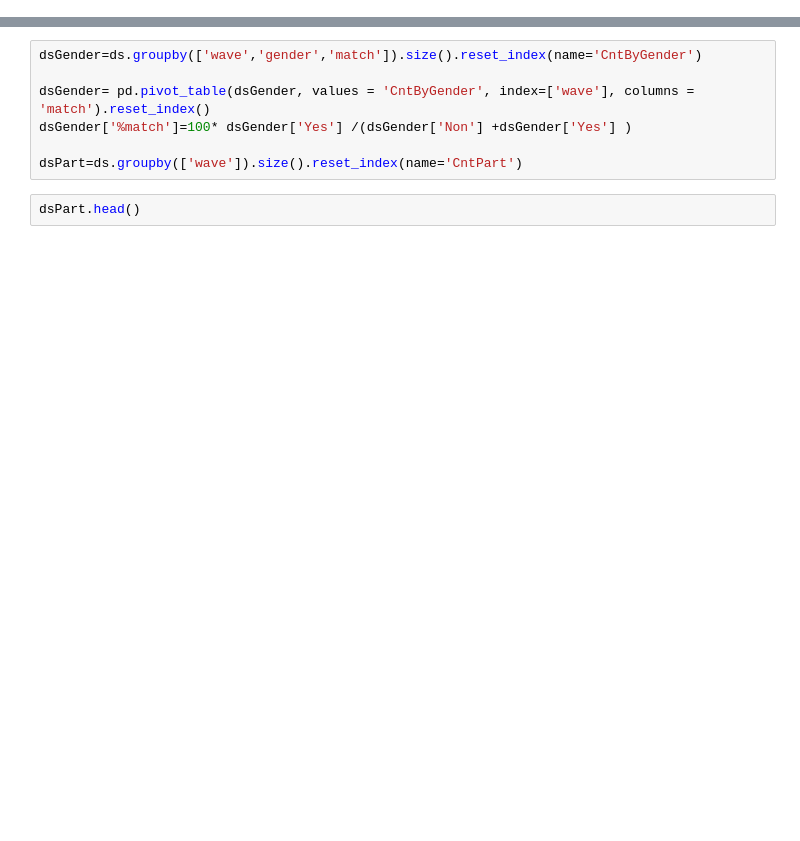
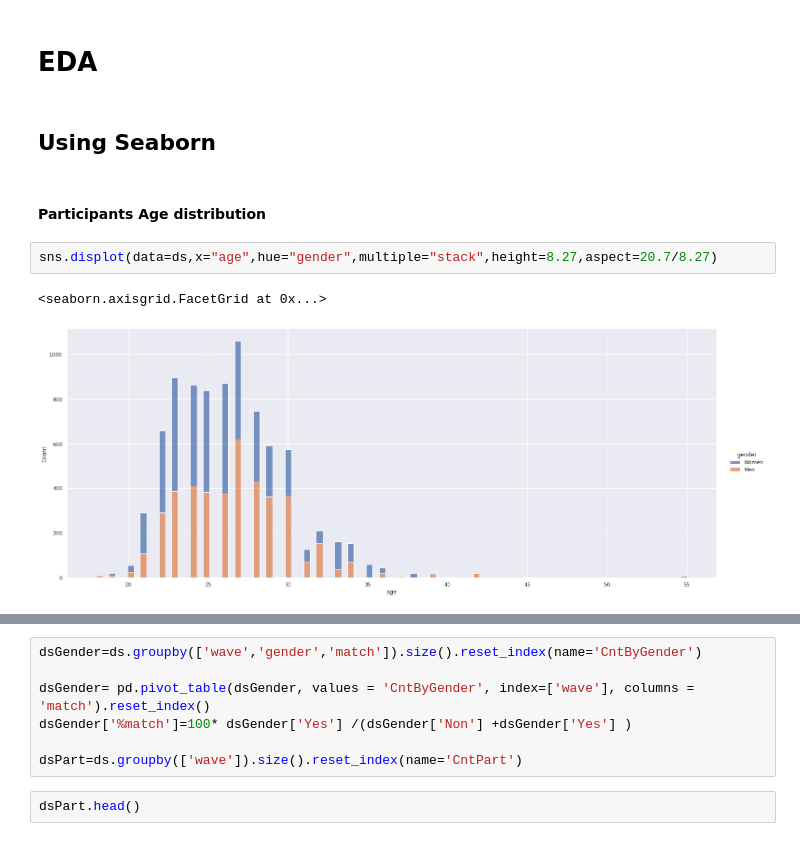
Before and after one commit to saidsoufyan/livrableJedha, a Jupyter notebook: 01-Projet SpeedDating/SpeedDating.ipynb, the cells around one changed output, grey strips where cells are left out. Drawn from its saved outputs; the diff is of its cells as text; blank space fills up the shorter version.

```diff
--- a/01-Projet SpeedDating/SpeedDating.ipynb
+++ b/01-Projet SpeedDating/SpeedDating.ipynb
@@ -210,0 +104,11 @@ ds.head(10)
+# %% [markdown]
+<h1>EDA
+# %% [markdown]
+<h2>Using Seaborn
+# %% [markdown]
+<h4>Participants Age distribution
+# %%
+sns.displot(data=ds,x="age",hue="gender",multiple="stack",height=8.27,aspect=20.7/8.27)
+# %% [output]
+<seaborn.axisgrid.FacetGrid at 0x...>
+[figure, added]
```
Also changed, not shown: parts of 66 cells of this notebook, 1 other file.
